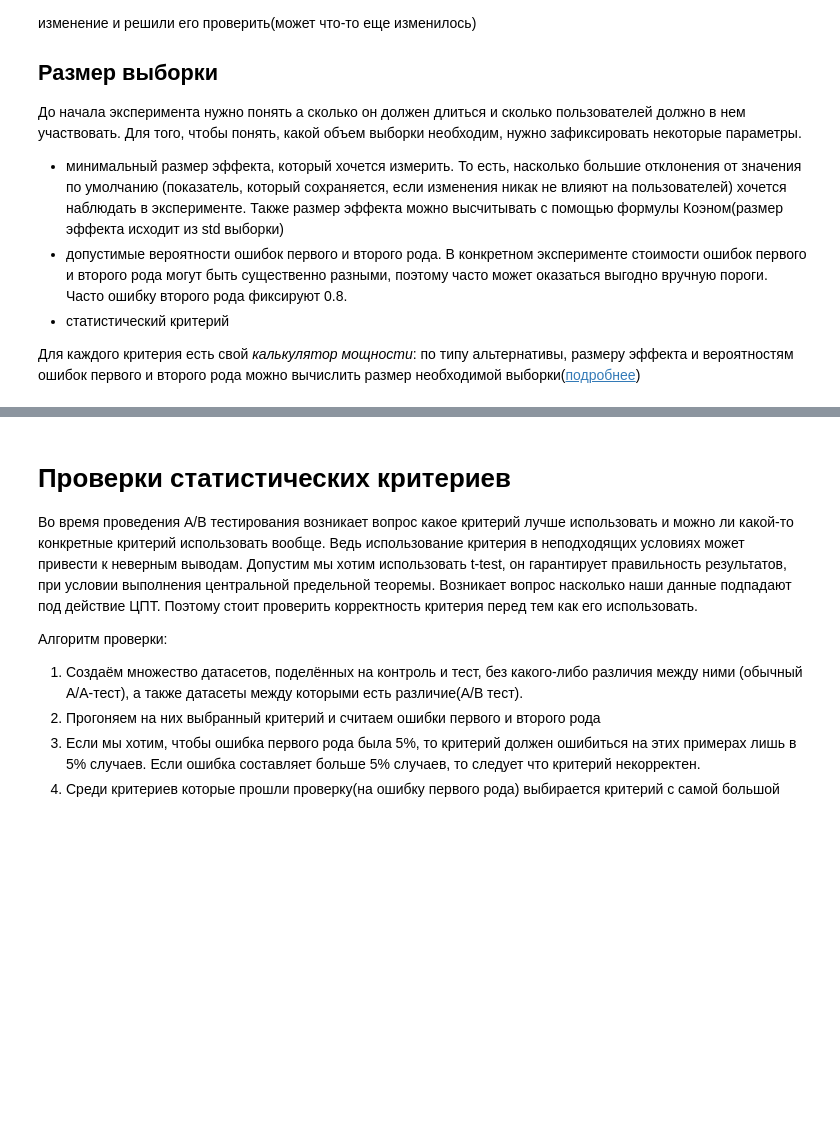
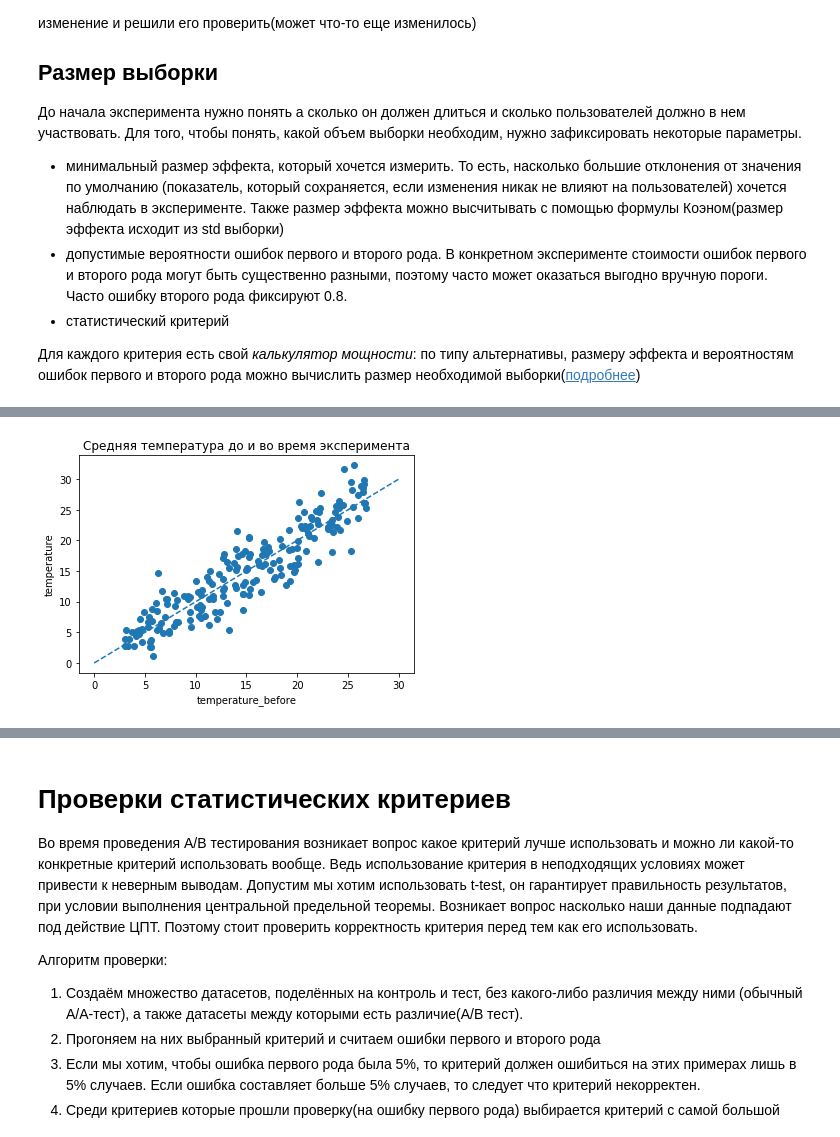
Before and after one commit to Dokholyan/sandbox, a Jupyter notebook: statistics/Statistics.ipynb, the cells around one changed output, grey strips where cells are left out. Saved outputs shown, nothing was run; the diff lists cells and outputs as text; code cells hidden in the pictures; blank space fills up the shorter version.

```diff
--- a/statistics/Statistics.ipynb
+++ b/statistics/Statistics.ipynb
@@ -2201,0 +2416,19 @@ sign_test_data
+# %%
+# сгенерируем датасет
+
+np.random.seed(44)
+
+group_size = 100
+
+temperature_before = np.random.uniform(3, 27, group_size * 2)
+# на основе температуры которая была сгенерируем текущую температуру
+temperature = temperature_before + np.random.normal(0, 3, group_size * 2)
+
+plt.scatter(temperature_before, temperature)
+plt.plot([0, 30], [0, 30], '--')
+plt.xlabel('temperature_before')
+plt.ylabel('temperature')
+plt.title('Средняя температура до и во время эксперимента')
+plt.show()
+# %% [output]
+[figure, added]
```
Also changed, not shown: parts of 40 cells of this notebook, 3 other files.
